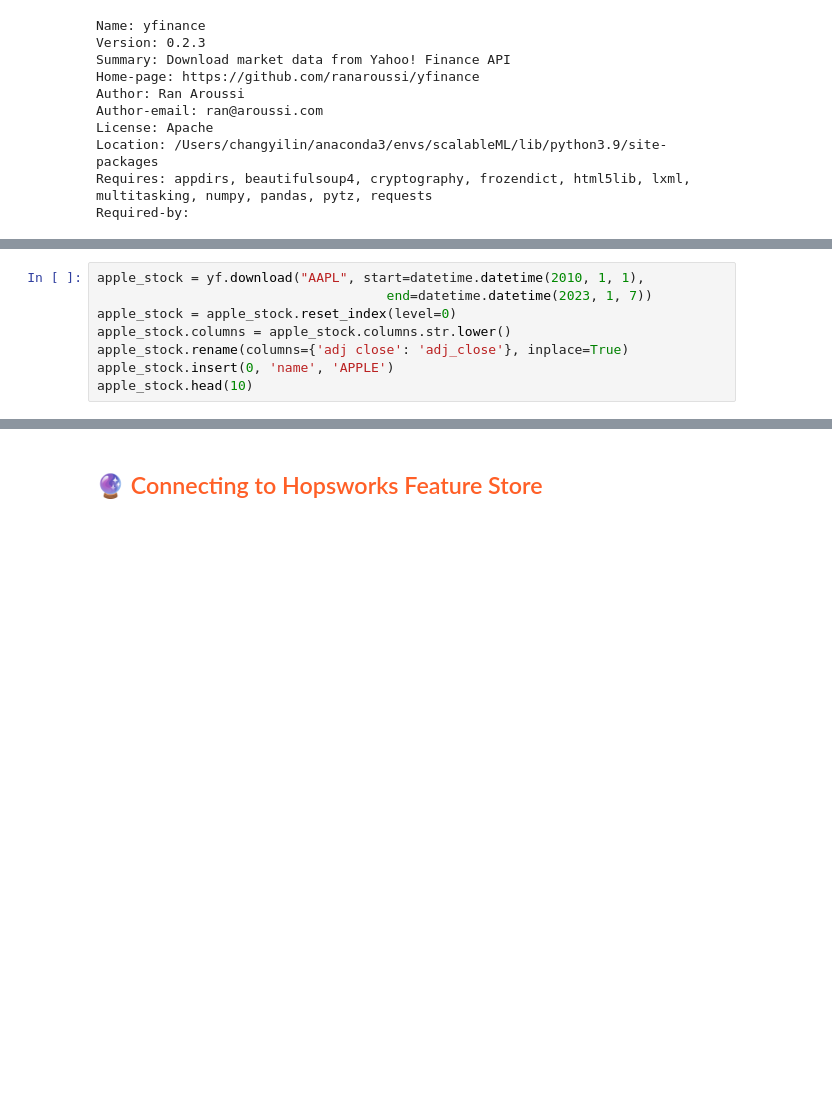
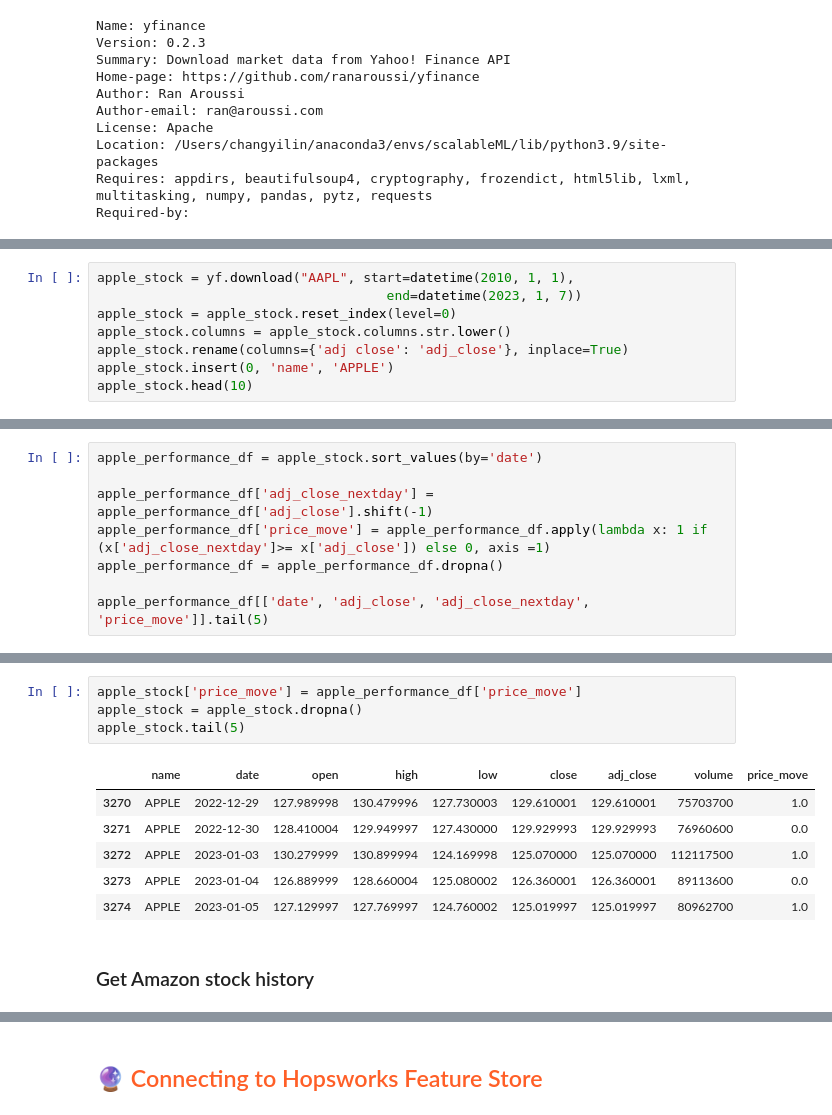
Before and after one commit to avatar46/ID2223, a Jupyter notebook: fetch_history_stock_data.ipynb, the cells around one changed output, grey strips where cells are left out. Cells and saved outputs as stored; diff of their text form; blank space fills up the shorter version.

```diff
--- a/fetch_history_stock_data.ipynb
+++ b/fetch_history_stock_data.ipynb
@@ -65,6 +97,6 @@ meta_stock.head(10)
 # %%
-apple_stock = yf.download("AAPL", start=datetime.datetime(2010, 1, 1),
-                                     end=datetime.datetime(2023, 1, 7))
+apple_stock = yf.download("AAPL", start=datetime(2010, 1, 1),
+                                     end=datetime(2023, 1, 7))
 apple_stock = apple_stock.reset_index(level=0)
 apple_stock.columns = apple_stock.columns.str.lower()
 apple_stock.rename(columns={'adj close': 'adj_close'}, inplace=True)
@@ -85 +117,9 @@ apple_stock.head(10)
 | 9 | APPLE | 2010-01-15 | 7.533214 | 7.557143 | 7.352500 | 7.354643 | 6.269228 | 594067600 |
+# %%
+apple_performance_df = apple_stock.sort_values(by='date')
+
+apple_performance_df['adj_close_nextday'] = apple_performance_df['adj_close'].shift(-1)
+apple_performance_df['price_move'] = apple_performance_df.apply(lambda x: 1 if (x['adj_close_nextday']>= x['adj_close']) else 0, axis =1)
+apple_performance_df = apple_performance_df.dropna()
+
+apple_performance_df[['date', 'adj_close', 'adj_close_nextday', 'price_move']].tail(5)
@@ -86 +133,14 @@ apple_stock.head(10)
+# %%
+apple_stock['price_move'] = apple_performance_df['price_move']
+apple_stock = apple_stock.dropna()
+apple_stock.tail(5)
+# %% [output]
+|  | name | date | open | high | low | close | adj_close | volume | price_move |
+| 3270 | APPLE | 2022-12-29 | 127.989998 | 130.479996 | 127.730003 | 129.610001 | 129.610001 | 75703700 | 1.0 |
+| 3271 | APPLE | 2022-12-30 | 128.410004 | 129.949997 | 127.430000 | 129.929993 | 129.929993 | 76960600 | 0.0 |
+| 3272 | APPLE | 2023-01-03 | 130.279999 | 130.899994 | 124.169998 | 125.070000 | 125.070000 | 112117500 | 1.0 |
+| 3273 | APPLE | 2023-01-04 | 126.889999 | 128.660004 | 125.080002 | 126.360001 | 126.360001 | 89113600 | 0.0 |
+| 3274 | APPLE | 2023-01-05 | 127.129997 | 127.769997 | 124.760002 | 125.019997 | 125.019997 | 80962700 | 1.0 |
+# %% [markdown]
+### Get Amazon stock history
 # %%
```
Also changed, not shown: parts of 19 cells of this notebook, 3 other files.
